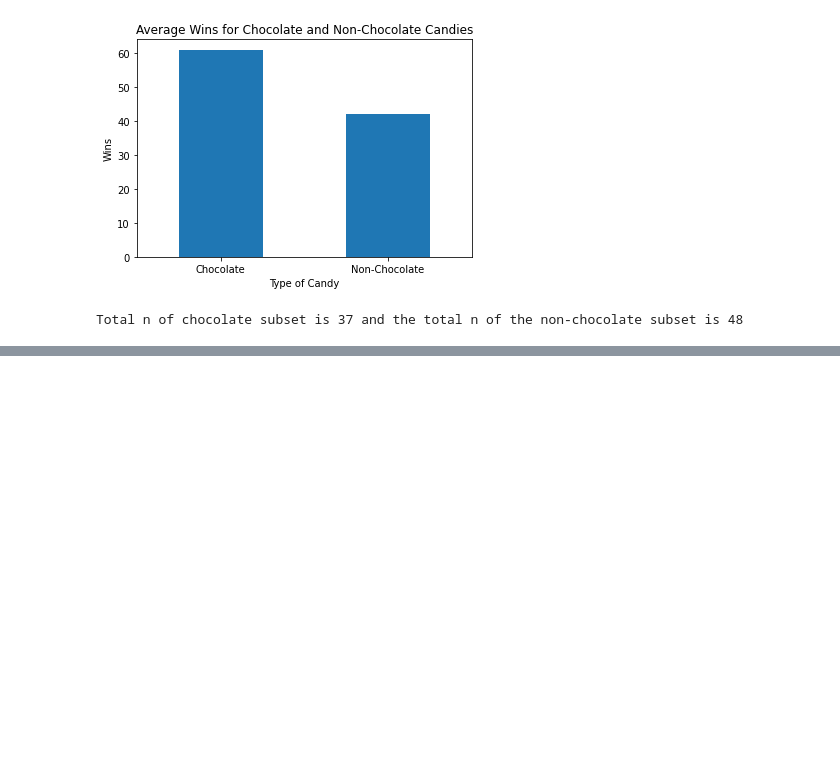
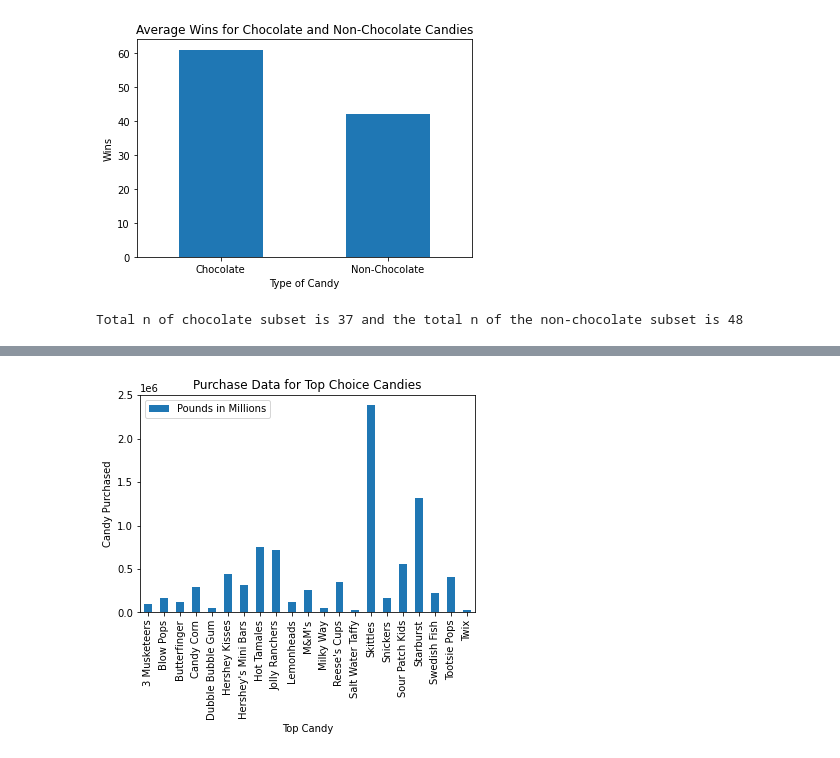
Before and after one commit to slobanwala1/candyology, a Jupyter notebook: candyology.ipynb, the cells around one changed output, grey strips where cells are left out. Saved outputs shown, nothing was run; the diff lists cells and outputs as text; code cells hidden in the pictures; blank space fills up the shorter version.

```diff
--- a/candyology.ipynb
+++ b/candyology.ipynb
@@ -349,0 +530,4 @@ Total n of chocolate subset is 37 and the total n of the non-chocolate subset is
+# %%
+topCandy = candydata[["Top Candy", "Pounds"]]
+#Isolating the values for the amount of each candy purchased.
+topCandy
@@ -349,0 +552,3 @@ Total n of chocolate subset is 37 and the total n of the non-chocolate subset is
+# %%
+topPlaceSales = topCandy.groupby('Top Candy').sum()
+topPlaceSales
@@ -349,0 +574,13 @@ Total n of chocolate subset is 37 and the total n of the non-chocolate subset is
+# %%
+topPlaceSales.reset_index().plot.bar(x='Top Candy', y='Pounds', label='Pounds in Millions')
+plt.ylabel("Candy Purchased")
+plt.title("Purchase Data for Top Choice Candies")
+plt.savefig("Images/CandyPounds.png")
+#This is a plot of sales, in millions of pounds of the top-selling candies.
+#From this list we see that Skittles has the most sales.
+#That is because of California. Skittles was the top-selling candy there.
+#In California alone, people buy 1,509,827 pounds of Skittles.
+#So more than half of all Skittles sales was from California.
+#Other than Skittles and Starburst, sales are fairly evenly distributed.
+# %% [output]
+[figure, added]
```
Also changed, not shown: parts of 32 cells of this notebook, 15 other files.
